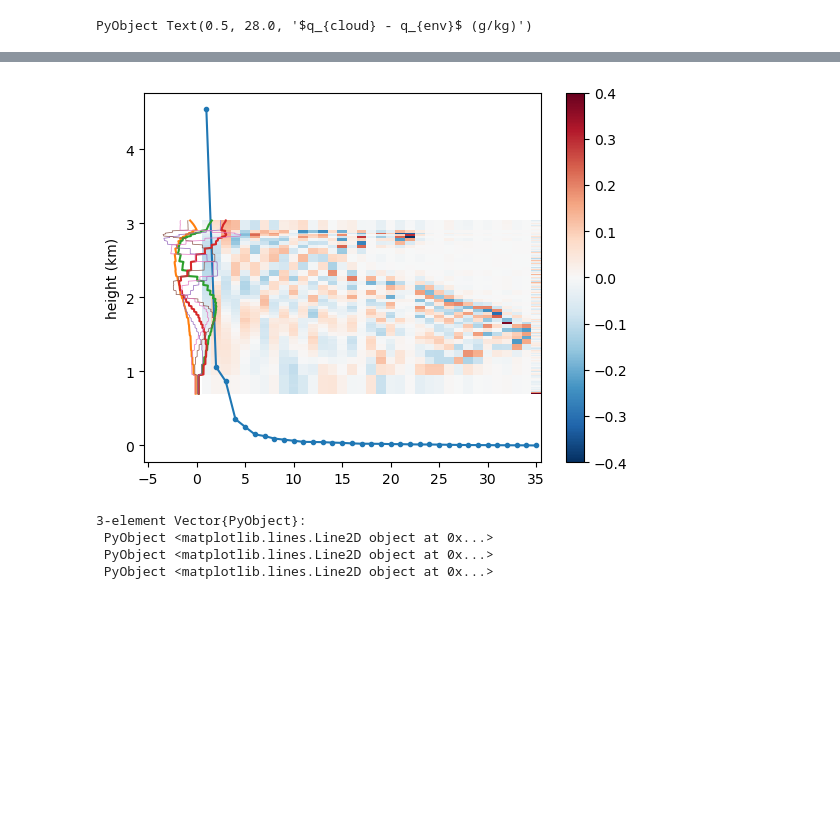
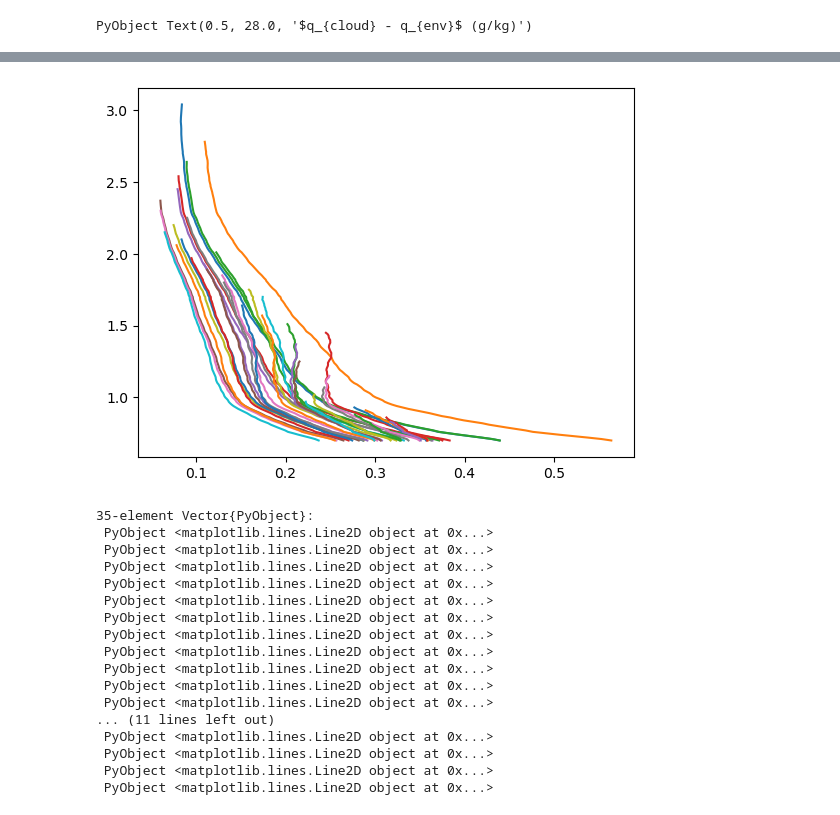
Before and after one commit to deszoeke/trade-cu-model, a Jupyter notebook: src/julia/flux-model.ipynb, the cells around one changed output, grey strips where cells are left out. Saved outputs shown, nothing was run; the diff lists cells and outputs as text; code cells hidden in the pictures; blank space fills up the shorter version.

```diff
--- a/src/julia/flux-model.ipynb
+++ b/src/julia/flux-model.ipynb
@@ -1348,6 +1349,27 @@ title("cloud-mean vertical velocity (m s\$^{-1}\$)")
 "has a quasi- lower triangular structure"
+# %%
+plot( w[start_cb:stop_top,ix,start_ae:end], z[start_cb:stop_top]/1e3)
+# %% [output]
+[figure, added]
+35-element Vector{PyObject}:
+ PyObject <matplotlib.lines.Line2D object at 0x...>
+ PyObject <matplotlib.lines.Line2D object at 0x...>
+ PyObject <matplotlib.lines.Line2D object at 0x...>
+ PyObject <matplotlib.lines.Line2D object at 0x...>
+ PyObject <matplotlib.lines.Line2D object at 0x...>
+ PyObject <matplotlib.lines.Line2D object at 0x...>
+ PyObject <matplotlib.lines.Line2D object at 0x...>
+ PyObject <matplotlib.lines.Line2D object at 0x...>
+ PyObject <matplotlib.lines.Line2D object at 0x...>
+ PyObject <matplotlib.lines.Line2D object at 0x...>
+ PyObject <matplotlib.lines.Line2D object at 0x...>
+... (11 lines left out)
+ PyObject <matplotlib.lines.Line2D object at 0x...>
+ PyObject <matplotlib.lines.Line2D object at 0x...>
+ PyObject <matplotlib.lines.Line2D object at 0x...>
+ PyObject <matplotlib.lines.Line2D object at 0x...>
 # %%
-# vertical eofs - not helpful
+#= vertical eofs - not helpful?
 # w separates from the mean moisture structure
 ws = w[start_cb:stop_top,ix,start_ae:end]
 
@@ -1366,10 +1388,4 @@ clim([-0.4, 0.4])
 plot(20*Ve[:,1:3], z[start_cb:stop_top]/1e3)
 plot(20*Ve[:,4:6], z[start_cb:stop_top]/1e3, linewidth=0.5)
 # plot(Va)
-#
+=#
-# %% [output]
-[figure, removed]
-3-element Vector{PyObject}:
- PyObject <matplotlib.lines.Line2D object at 0x...>
- PyObject <matplotlib.lines.Line2D object at 0x...>
- PyObject <matplotlib.lines.Line2D object at 0x...>
```
Also changed, not shown: parts of 1 cell of this notebook.
